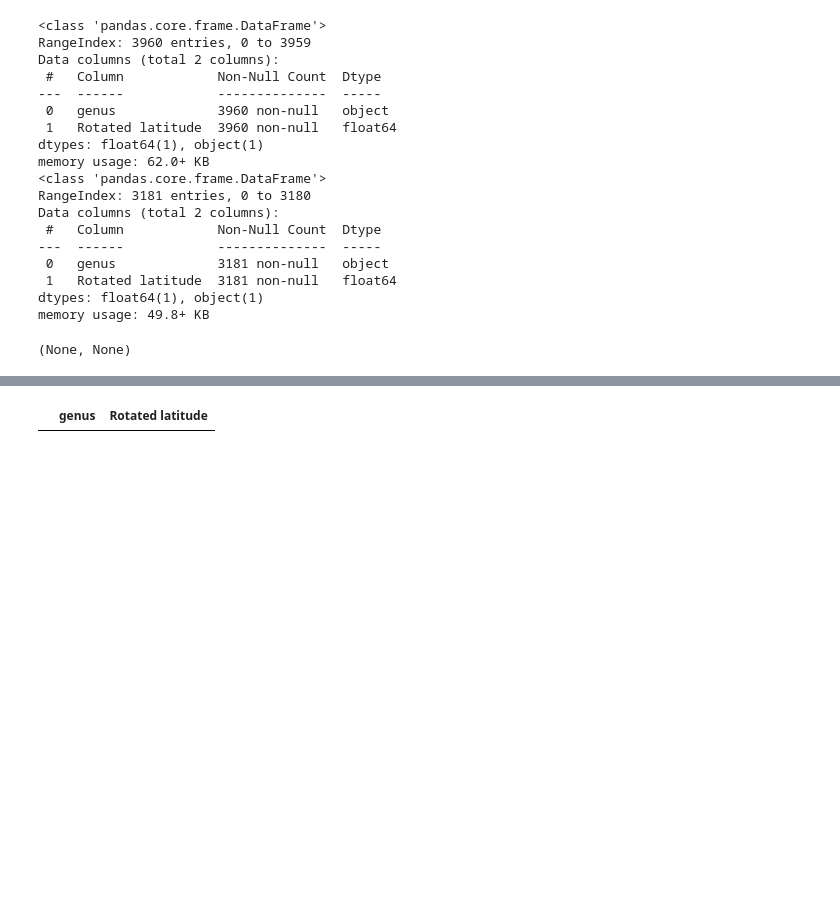
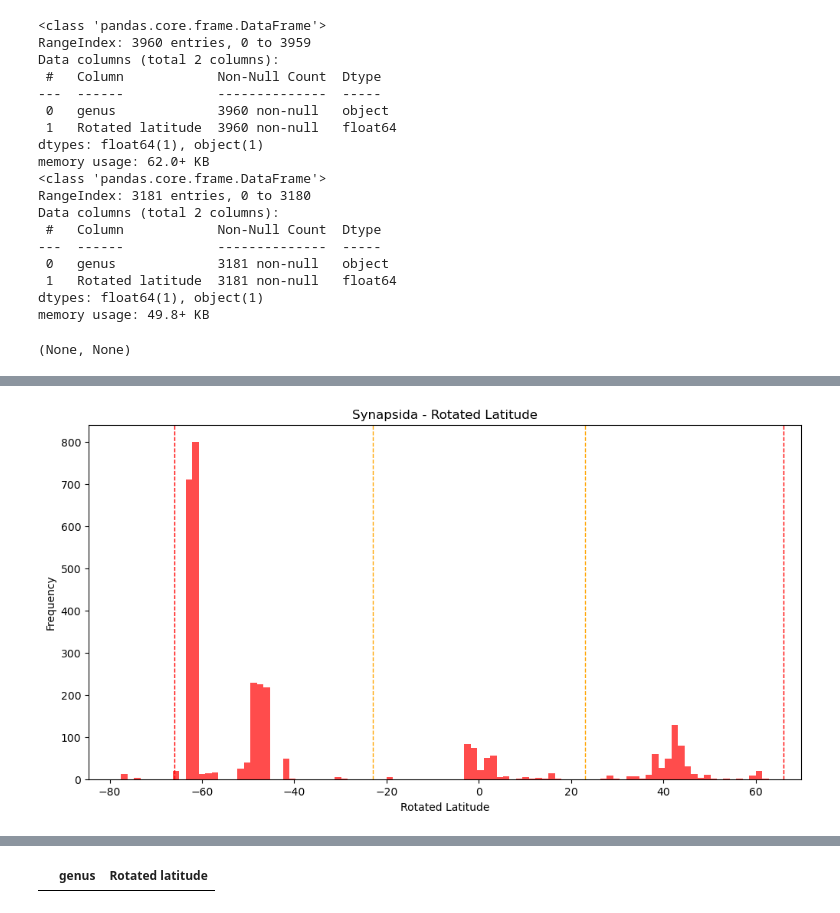
Before and after one commit to shelleylwang/pt_diversity_rates, a Jupyter notebook: updated_occurrence_analyses/data/eda.ipynb, the cells around one changed output, grey strips where cells are left out. Cells and saved outputs as stored; diff of their text form; code cells hidden in the pictures; blank space fills up the shorter version.

```diff
--- a/updated_occurrence_analyses/data/eda.ipynb
+++ b/updated_occurrence_analyses/data/eda.ipynb
@@ -1223,3 +1266,18 @@ memory usage: 49.8+ KB
+# %%
+plt.figure(figsize=(12, 6))
+plt.hist(synapsida_lats_filtered['Rotated latitude'], bins=100, color='red', alpha=0.7)
+# vertical lines at x = 66, 23, -23, -66
+plt.axvline(x=66, color='red', linestyle='--', linewidth=1)
+plt.axvline(x=23, color='orange', linestyle='--', linewidth=1)
+plt.axvline(x=-23, color='orange', linestyle='--', linewidth=1)
+plt.axvline(x=-66, color='red', linestyle='--', linewidth=1)
+plt.title('Synapsida - Rotated Latitude')
+plt.xlabel('Rotated Latitude')
+plt.ylabel('Frequency')
+plt.savefig('Perm-Trias/pt_data_visualizations/synapsida_widened_rotated_latitude_histogram.png')
+plt.show()
+# %% [output]
+[figure, added]
 # %%
 def explore_lats(df, name):
     print(f"Exploring latitudes for {name}:")
```
Also changed, not shown: parts of 6 cells of this notebook, 2 other files.
